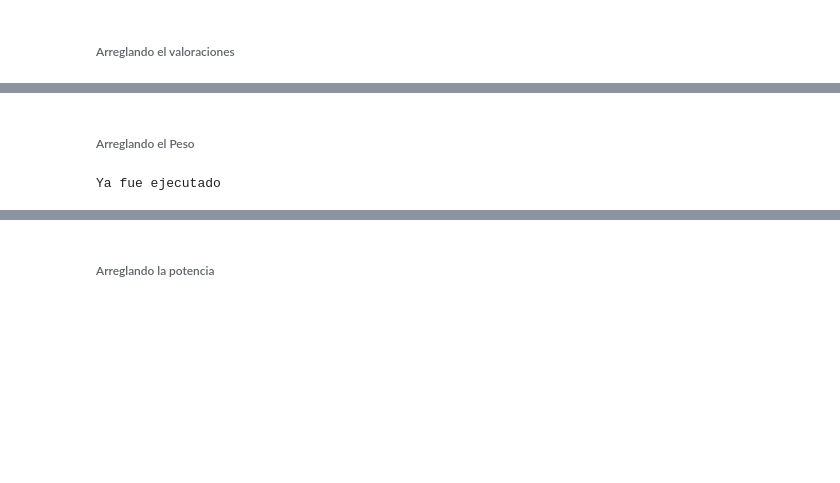
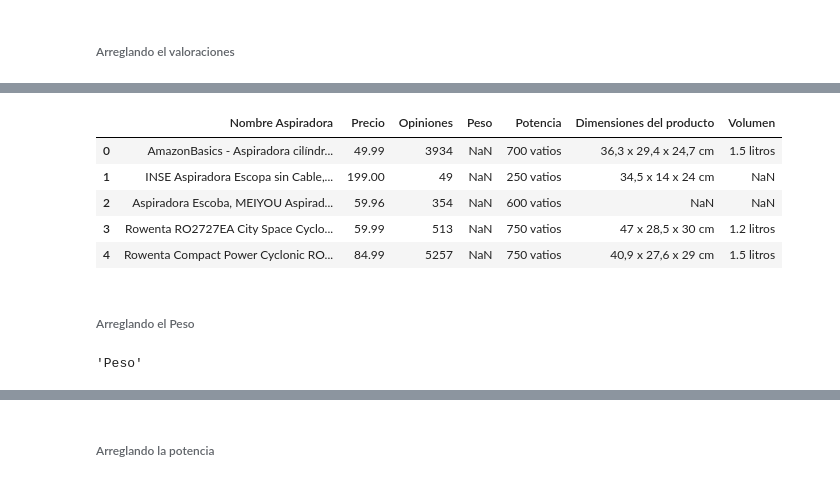
Before and after one commit to xgutierrez/Platzi-DataScienceAmazon, a Jupyter notebook: AnálisisDeAspiradoras.ipynb, the cells around one changed output, grey strips where cells are left out. Cells and saved outputs as stored; diff of their text form; code cells hidden in the pictures; blank space fills up the shorter version.

```diff
--- a/AnálisisDeAspiradoras.ipynb
+++ b/AnálisisDeAspiradoras.ipynb
@@ -463,10 +440,14 @@ aspiradoras
 # %% [markdown]
 ###### Arreglando el valor del precio
 # %%
-# Se quita los € por vacío
-aspiradoras["Precio"] = aspiradoras["Precio"].str.replace("€","");
-# Se reemplaza la coma por punto
-aspiradoras["Precio"] = aspiradoras["Precio"].str.replace(",",".");
-# Se convierte en float
-aspiradoras["Precio"] = aspiradoras["Precio"].astype(float);
+try:
+    # Se quita los € por vacío
+    aspiradoras["Precio"] = aspiradoras["Precio"].str.replace("€","");
+    # Se reemplaza la coma por punto
+    aspiradoras["Precio"] = aspiradoras["Precio"].str.replace(",",".");
+    #Se convierte a float
+    aspiradoras["Precio"] = aspiradoras["Precio"].astype(float);
+
+except Exception as e:
+    print(e)
 # %% [output]
@@ -487,13 +455,15 @@ See the caveats in the documentation: http://pandas.pydata.org/pandas-docs/stabl
 # %% [markdown]
 ###### Arreglando el valoraciones
 # %%
-# Se retira el texto valoraciones
-aspiradoras['Opiniones'] = aspiradoras['Opiniones'].str.replace('valoraciones','');
-aspiradoras['Opiniones'] = aspiradoras['Opiniones'].str.replace('valoración','');
-# Se quita el punto
-aspiradoras['Opiniones'] = aspiradoras['Opiniones'].str.replace('.','');
-# Se cambia el tipo de dato a int
-aspiradoras['Opiniones'] = aspiradoras['Opiniones'].astype(int);
+try:
+    # Se retira el texto valoraciones
+    aspiradoras['Opiniones'] = aspiradoras['Opiniones'].str.replace('valoraciones','');
+    aspiradoras['Opiniones'] = aspiradoras['Opiniones'].str.replace('valoración','');
+    # Se quita el punto
+    aspiradoras['Opiniones'] = aspiradoras['Opiniones'].str.replace('.','');
+    # Se cambia el tipo de dato a int
+    aspiradoras['Opiniones'] = aspiradoras['Opiniones'].astype(int);
 
-aspiradoras
+except Exception as e:
+    print(e)
 # %% [output]
@@ -538,18 +489,23 @@ See the caveats in the documentation: http://pandas.pydata.org/pandas-docs/stabl
+# %%
+aspiradoras.head()
+# %% [output]
+|  | Nombre Aspiradora | Precio | Opiniones | Peso | Potencia | Dimensiones del producto | Volumen |
+| 0 | AmazonBasics - Aspiradora cilíndr... | 49.99 | 3934 | NaN | 700 vatios | 36,3 x 29,4 x 24,7 cm | 1.5 litros |
+| 1 | INSE Aspiradora Escopa sin Cable,... | 199.00 | 49 | NaN | 250 vatios | 34,5 x 14 x 24 cm | NaN |
+| 2 | Aspiradora Escoba, MEIYOU Aspirad... | 59.96 | 354 | NaN | 600 vatios | NaN | NaN |
+| 3 | Rowenta RO2727EA City Space Cyclo... | 59.99 | 513 | NaN | 750 vatios | 47 x 28,5 x 30 cm | 1.2 litros |
+| 4 | Rowenta Compact Power Cyclonic RO... | 84.99 | 5257 | NaN | 750 vatios | 40,9 x 27,6 x 29 cm | 1.5 litros |
 # %% [markdown]
 ###### Arreglando el Peso
 # %%
 try:
-    # Examinado que valores tengo
-    aspiradoras.Peso.unique()
-
     aspiradoras['Peso'] = aspiradoras['Peso'].str.replace('kilogramos','')
     aspiradoras['Peso'] = aspiradoras['Peso'].astype(float)
 
     #Cambiando el nombre de una columna
     aspiradoras.rename(columns={'Peso':'Peso(Kg)'},inplace=True)
 
-    aspiradoras
-except:
-    print("Ya fue ejecutado")
+except Exception as e:
+    print(e)
 # %% [output]
-Ya fue ejecutado
+'Peso'
```
Also changed, not shown: parts of 9 cells of this notebook.
